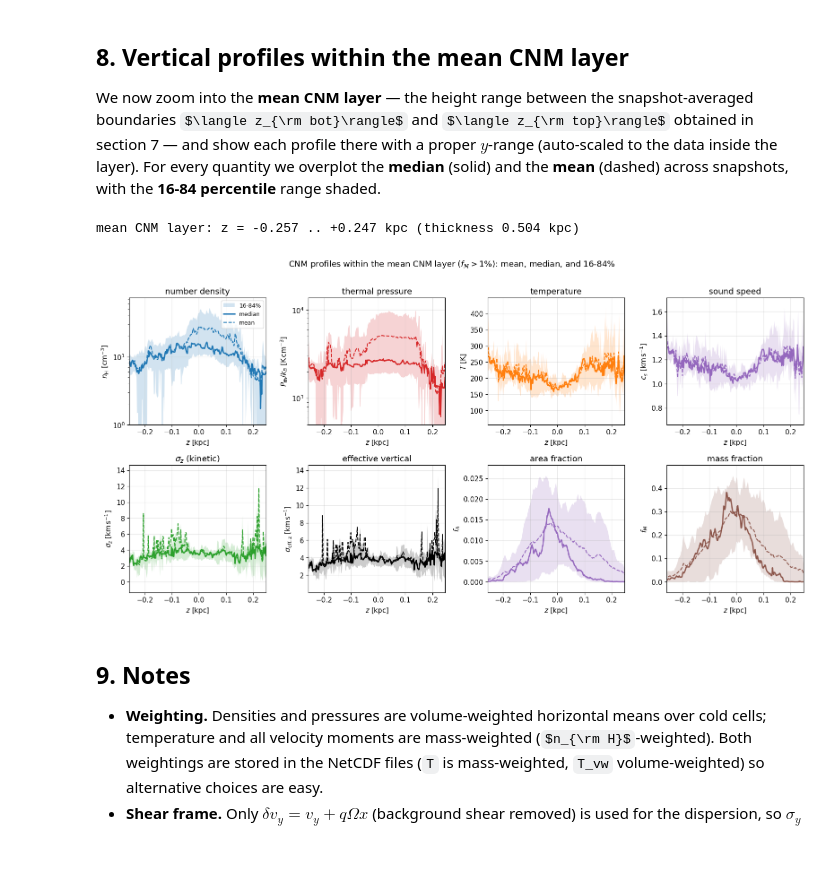
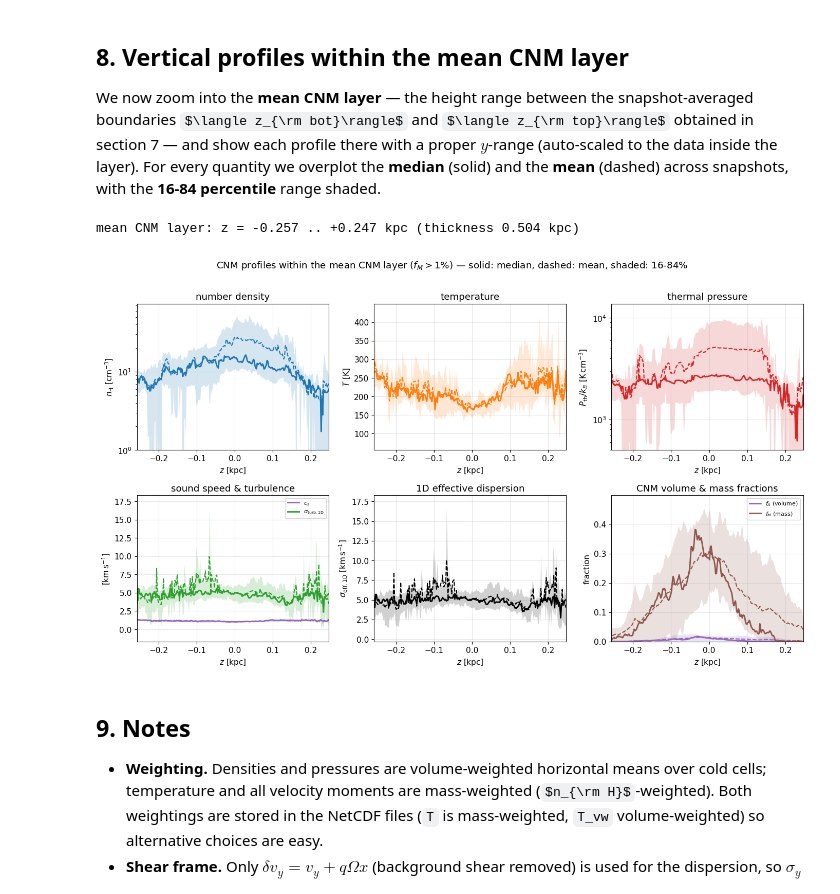
Before and after one commit to PrincetonUniversity/astro-tigress, a Jupyter notebook: notebooks/cnm_vertical_profiles.ipynb, the cells around one changed output. Saved outputs shown, nothing was run; the diff lists cells and outputs as text; code cells hidden in the pictures; some formulas as TeX source; blank space fills up the shorter version.

```diff
--- a/notebooks/cnm_vertical_profiles.ipynb
+++ b/notebooks/cnm_vertical_profiles.ipynb
@@ -375,64 +375,72 @@ meands = comb.mean(dim="ivtk", skipna=True)
 zL = float(np.nanmean(zbot))   # mean layer bottom [kpc]
 zH = float(np.nanmean(ztop))   # mean layer top    [kpc]
 zsel = (np.asarray(zkpc) >= zL) & (np.asarray(zkpc) <= zH)
 print(f"mean CNM layer: z = {zL:+.3f} .. {zH:+.3f} kpc (thickness {zH - zL:.3f} kpc)")
 
 
-def plot_layer(ax, name, color="C0", logy=False, title="", ylabel="", ymin=None):
+def plot_layer(ax, series, logy=False, title="", ylabel="", ymin=None):
+    # one or more (name, color, label) series in a panel; each drawn as
     # median (solid) + mean (dashed) + 16-84 band, restricted to the mean layer
-    med = stat[name].sel(quantile=0.50)
-    lo = stat[name].sel(quantile=0.16)
-    hi = stat[name].sel(quantile=0.84)
-    mean = meands[name]
-    ax.fill_between(zkpc, lo, hi, color=color, alpha=0.20, lw=0, label="16-84%")
-    ax.plot(zkpc, med, color=color, lw=2, label="median")
-    ax.plot(zkpc, mean, color=color, lw=1.5, ls="--", label="mean")
+    chunks = []
+    for name, color, label in series:
+        med = stat[name].sel(quantile=0.50)
+        lo = stat[name].sel(quantile=0.16)
+        hi = stat[name].sel(quantile=0.84)
+        mean = meands[name]
+        ax.fill_between(zkpc, lo, hi, color=color, alpha=0.18, lw=0)
+        ax.plot(zkpc, med, color=color, lw=2, label=label)
+        ax.plot(zkpc, mean, color=color, lw=1.5, ls="--")
+        chunks += [lo.values[zsel], hi.values[zsel], mean.values[zsel]]
     ax.set_xlim(zL, zH)
     if logy:
         ax.set_yscale("log")
-    # proper y-range: fit the band and the mean inside the layer, with padding;
+    # proper y-range: fit the bands and means inside the layer, with padding;
     # a fixed lower bound (ymin) overrides the auto-scaled floor when given.
-    vals = np.concatenate([lo.values[zsel], hi.values[zsel], mean.values[zsel]])
+    vals = np.concatenate(chunks)
     vals = vals[np.isfinite(vals)]
     if vals.size:
         vmax = float(vals.max())
         vmin = ymin if ymin is not None else float(vals.min())
         if logy:
-            lo_lim = ymin if ymin is not None else vmin / 1.4
-            ax.set_ylim(lo_lim, vmax * 1.4)
+            ax.set_ylim(ymin if ymin is not None else vmin / 1.4, vmax * 1.4)
         else:
             pad = 0.10 * (vmax - vmin) + 1e-12
-            lo_lim = ymin if ymin is not None else vmin - pad
-            ax.set_ylim(lo_lim, vmax + pad)
+            ax.set_ylim(ymin if ymin is not None else vmin - pad, vmax + pad)
     ax.set_xlabel(r"$z\ [{\rm kpc}]$")
     ax.set_ylabel(ylabel)
     ax.set_title(title)
     ax.grid(alpha=0.3)
+    if len(series) > 1:
+        ax.legend(fontsize=8, loc="best")
 
 
-fig, axes = plt.subplots(2, 4, figsize=(16, 8))
-plot_layer(axes[0, 0], "nH", "C0", logy=True, ymin=1.0,
+fig, axes = plt.subplots(2, 3, figsize=(14, 8))
+# top row: density, temperature, pressure
+plot_layer(axes[0, 0], [("nH", "C0", "")], logy=True, ymin=1.0,
            title="number density", ylabel=r"$n_{\rm H}\ [{\rm cm^{-3}}]$")
-plot_layer(axes[0, 1], "Pth", "C3", logy=True, ymin=5.0e2,
+plot_layer(axes[0, 1], [("T", "C1", "")],
+           title="temperature", ylabel=r"$T\ [{\rm K}]$")
+plot_layer(axes[0, 2], [("Pth", "C3", "")], logy=True, ymin=5.0e2,
            title="thermal pressure", ylabel=r"$P_{\rm th}/k_B\ [{\rm K\,cm^{-3}}]$")
-plot_layer(axes[0, 2], "T", "C1",
-           title="temperature", ylabel=r"$T\ [{\rm K}]$")
-plot_layer(axes[0, 3], "cs", "C4",
-           title="sound speed", ylabel=r"$c_s\ [{\rm km\,s^{-1}}]$")
-plot_layer(axes[1, 0], "sigma_z", "C2",
-           title=r"$\sigma_z$ (kinetic)", ylabel=r"$\sigma_z\ [{\rm km\,s^{-1}}]$")
-plot_layer(axes[1, 1], "sigma_eff_z", "k",
-           title="effective vertical", ylabel=r"$\sigma_{\rm eff,z}\ [{\rm km\,s^{-1}}]$")
-plot_layer(axes[1, 2], "f_A", "C4", title="area fraction", ylabel=r"$f_A$")
-plot_layer(axes[1, 3], "f_M", "C5", title="mass fraction", ylabel=r"$f_M$")
-axes[0, 0].legend(fontsize=9, loc="best")
-fig.suptitle(r"CNM profiles within the mean CNM layer ($f_M>1\%$): "
-             r"mean, median, and 16-84%", y=1.01)
+# bottom row: sound speed + 1D turbulence, 1D effective, volume + mass fractions
+plot_layer(axes[1, 0],
+           [("cs", "C4", r"$c_s$"),
+            ("sigma_turb_1D", "C2", r"$\sigma_{\rm turb,1D}$")],
+           title="sound speed & turbulence", ylabel=r"$[{\rm km\,s^{-1}}]$")
+plot_layer(axes[1, 1], [("sigma_eff_1D", "k", "")],
+           title="1D effective dispersion",
+           ylabel=r"$\sigma_{\rm eff,1D}\ [{\rm km\,s^{-1}}]$")
+plot_layer(axes[1, 2],
+           [("f_A", "C4", r"$f_A$ (volume)"),
+            ("f_M", "C5", r"$f_M$ (mass)")],
+           title="CNM volume & mass fractions", ylabel="fraction", ymin=0.0)
+fig.suptitle(r"CNM profiles within the mean CNM layer ($f_M>1\%$) — "
+             r"solid: median, dashed: mean, shaded: 16-84%", y=1.01)
 fig.tight_layout()
 savefig(fig, "cnm_layer_profiles.png")
 # %% [output]
 mean CNM layer: z = -0.257 .. +0.247 kpc (thickness 0.504 kpc)
-[figure, old version]
+[figure, new version]
 # %% [markdown]
 ## 9. Notes
 
```
Also changed, not shown: 3 other files.
